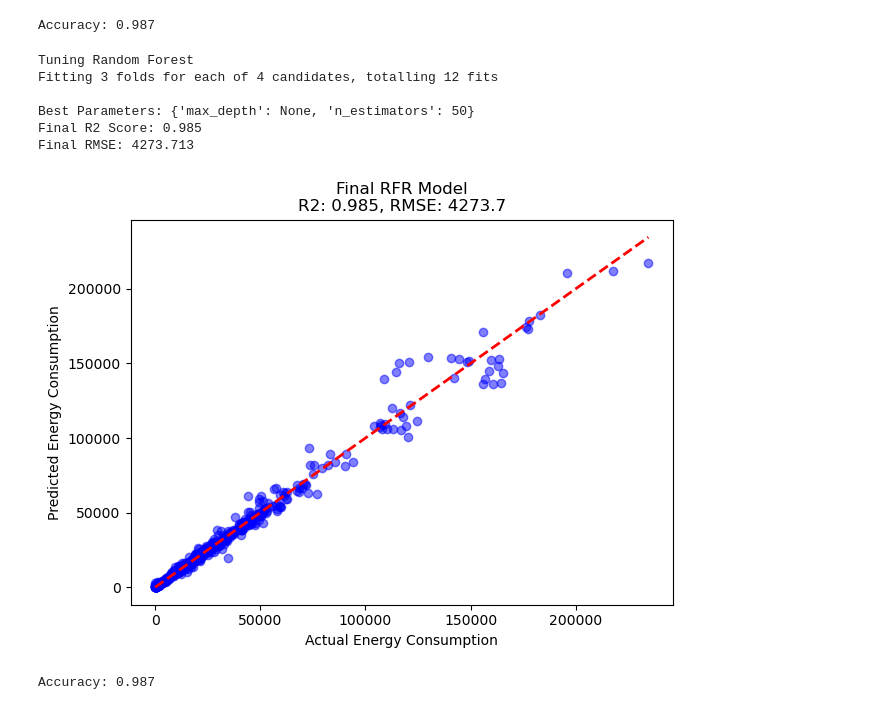
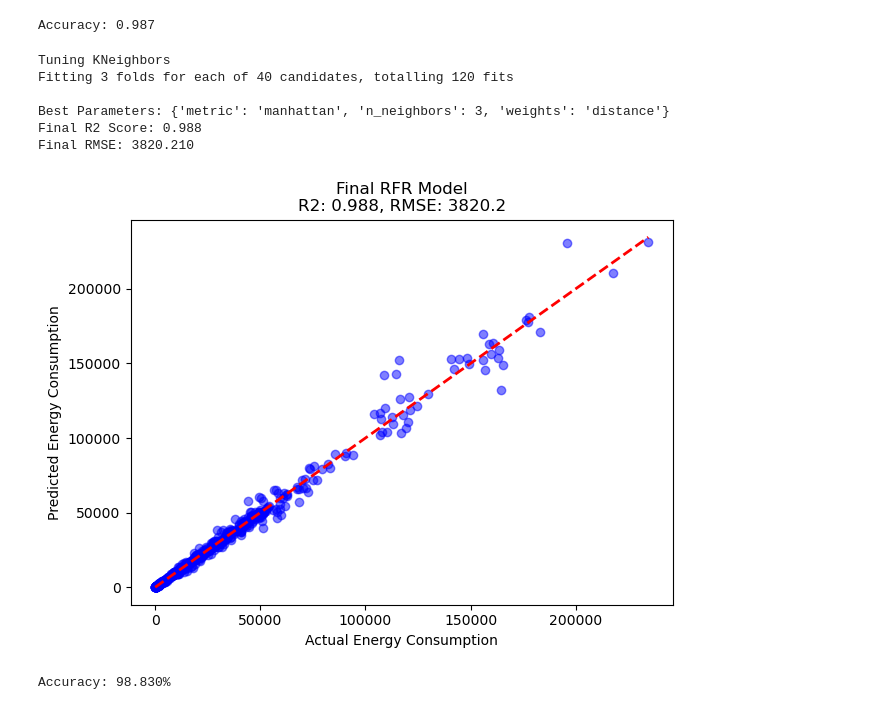
Before and after one commit to alvin0401lo/Energy_consumption_prediction_using_Machine_Learning, a Jupyter notebook: ML_assignment.ipynb, the cells around one changed output. Cells and saved outputs as stored; diff of their text form; code cells hidden in the pictures.

Commit message:
change the model

```diff
--- a/ML_assignment.ipynb
+++ b/ML_assignment.ipynb
@@ -330,2 +334,24 @@ scl= RobustScaler()
 Xs_train= scl.fit_transform(X_train)
 Xs_test= scl.transform(X_test)
+# %%
+knn_bt =KNeighborsRegressor()
+knn_bt.fit(X_train_scaled, y_train)
+#knn k weight distance
+y_predb= knn_bt.predict(X_test_scaled)
+
+r2b= r2_score(y_test, y_predb)
+rmseb= np.sqrt(mean_squared_error(y_test, y_predb))
+
+print(f"KNN Performance Before Tuning\n")
+print(f"R2 Score: {r2b:.3f}")
+print(f"RMSE: {rmseb:.3f}")
+
+
+plt.figure(figsize=(7, 5))
+plt.scatter(y_test, y_predb, color='gray', alpha=0.5)
+plt.plot([y_test.min(), y_test.max()], [y_test.min(), y_test.max()], 'r--', lw=2)
+plt.title(f'RFR Model (Before Tuning)\nR2: {r2b:.3f}, RMSE: {rmseb:.3f}')
+plt.xlabel('Actual Energy Consumption')
+plt.ylabel('Predicted Energy Consumption')
+plt.grid(True)
+plt.show()
@@ -362,41 +394,46 @@ print(f'Accuracy: {rfr.score(X_test, y_test):.3f}')
 # %% [output]
 Accuracy: 0.987
 # %%
-rfr_pt= RandomForestRegressor(random_state=42)
-param_grid_rfr_pt= {'n_estimators': [50,100], 'max_depth':[None, 10]}
+knn_pt= KNeighborsRegressor()
+param_grid_knn_pt= {'n_neighbors': list(range(1,11)),
+                    'weights': ['uniform','distance'],
+                    'metric': ['euclidean', 'manhattan']
+                    }
+#10,20... #1-20..
 
-grid_rfr_pt= GridSearchCV(estimator=rfr_pt,
-                          param_grid=param_grid_rfr_pt, cv=kf, scoring='r2',n_jobs=-1, verbose=1)
-print("Tuning Random Forest")
-grid_rfr_pt.fit(X_train_scaled, y_train)
+grid_knn_pt= GridSearchCV(estimator=knn_pt,
+                          param_grid=param_grid_knn_pt,
+                          cv=kf, scoring='r2',n_jobs=-1, verbose=1)
+print("Tuning KNeighbors")
+grid_knn_pt.fit(X_train_scaled, y_train)
 
-best_rfrr= grid_rfr_pt.best_estimator_
-y_pred= best_rfrr.predict(X_test_scaled)
+best_knn= grid_knn_pt.best_estimator_
+y_pred= best_knn.predict(X_test_scaled)
 
 fr2= r2_score(y_test, y_pred)
 frmse= np.sqrt(mean_squared_error(y_test, y_pred))
 
-print(f"\nBest Parameters: {grid_rfr_pt.best_params_}")
+print(f"\nBest Parameters: {grid_knn_pt.best_params_}")
 print(f"Final R2 Score: {fr2:.3f}")
 print(f"Final RMSE: {frmse:.3f}")
 
 plt.figure(figsize=(7, 5))
 plt.scatter(y_test, y_pred, color='blue', alpha=0.5)
 plt.plot([y_test.min(), y_test.max()], [y_test.min(), y_test.max()], 'r--', lw=2)
 plt.title(f'Final RFR Model\nR2: {fr2:.3f}, RMSE: {frmse:.1f}')
 plt.xlabel('Actual Energy Consumption')
 plt.ylabel('Predicted Energy Consumption')
 plt.show()
 # %% [output]
-Tuning Random Forest
-Fitting 3 folds for each of 4 candidates, totalling 12 fits
+Tuning KNeighbors
+Fitting 3 folds for each of 40 candidates, totalling 120 fits
 
-Best Parameters: {'max_depth': None, 'n_estimators': 50}
-Final R2 Score: 0.985
-Final RMSE: 4273.713
+Best Parameters: {'metric': 'manhattan', 'n_neighbors': 3, 'weights': 'distance'}
+Final R2 Score: 0.988
+Final RMSE: 3820.210
-[figure, old version]
+[figure, new version]
 # %%
-rfr= RandomForestRegressor().fit(X_train, y_train)
-print(f'Accuracy: {rfr.score(X_test, y_test):.3f}')
+fscores= grid_knn_pt.score(X_test_scaled, y_test)
+print(f'Accuracy: {fscores:.3%} ')
 # %% [output]
-Accuracy: 0.987
+Accuracy: 98.830%
```
Also changed, not shown: parts of 9 cells of this notebook.
